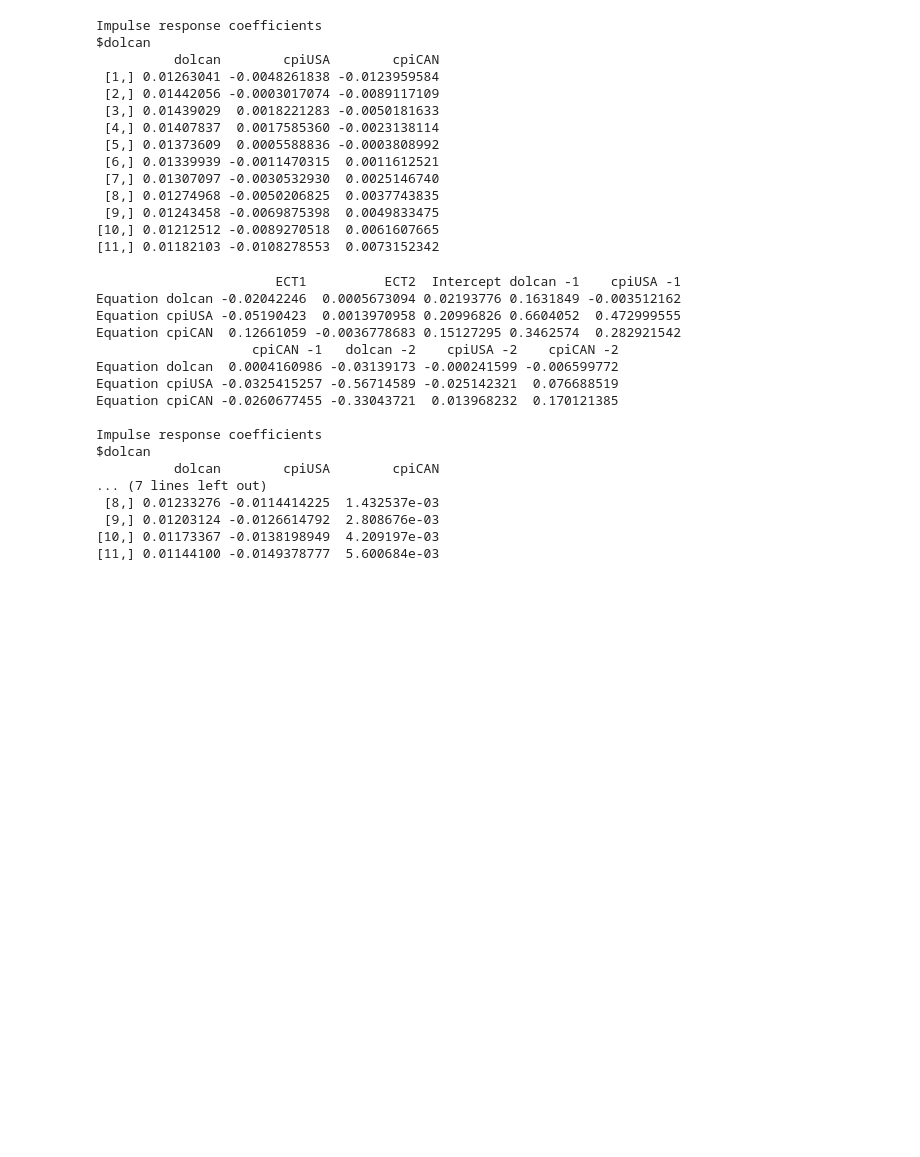
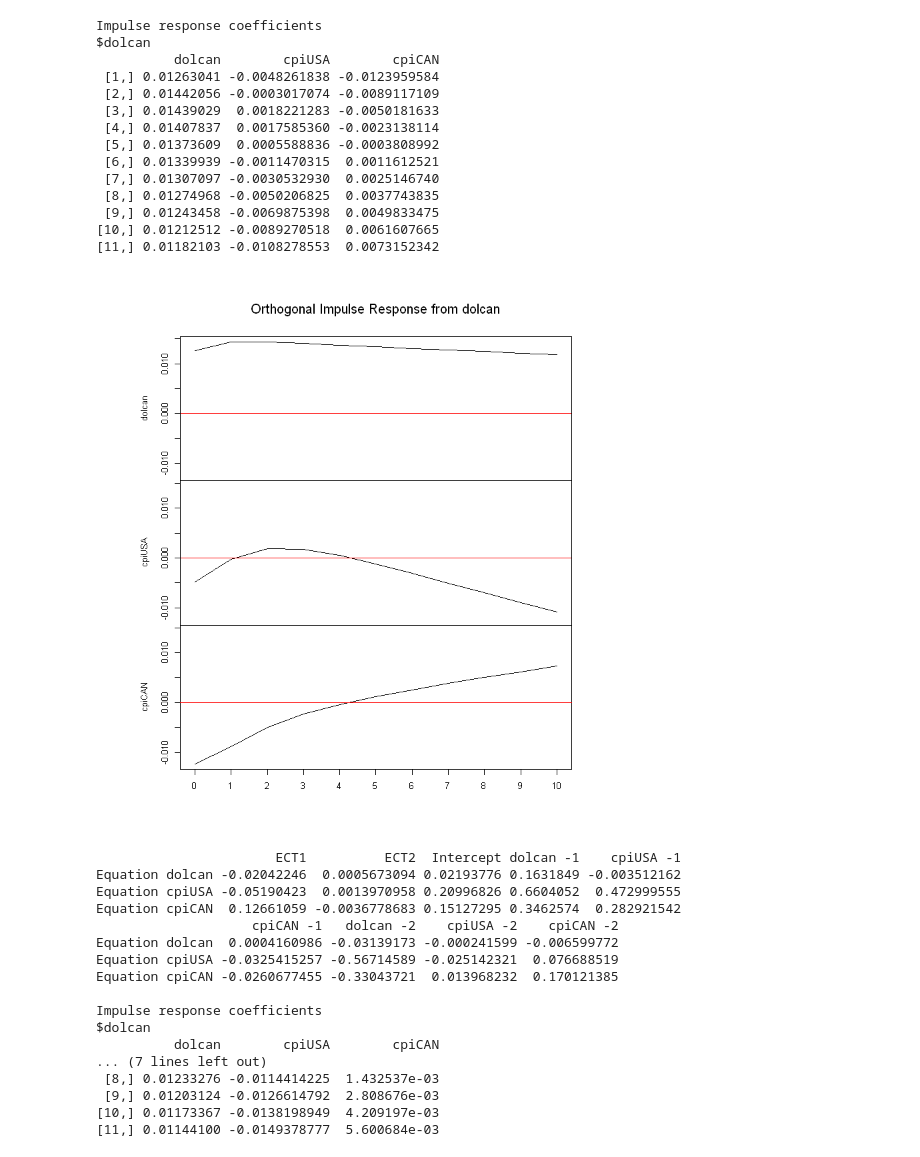
Before and after one commit to zhentaoshi/Econ5121A, a Jupyter notebook: Msc/time_series.ipynb, the cells around one changed output. Drawn from its saved outputs; the diff is of its cells as text; code cells hidden in the pictures; blank space fills up the shorter version.

```diff
--- a/Msc/time_series.ipynb
+++ b/Msc/time_series.ipynb
@@ -374,6 +374,10 @@ $dolcan
  [9,] 0.01243458 -0.0069875398  0.0049833475
 [10,] 0.01212512 -0.0089270518  0.0061607665
 [11,] 0.01182103 -0.0108278553  0.0073152342
+# %%
+plot(irf_var)
+# %% [output]
+[figure, added]
 # %%
 
 ## For VECM
```
Also changed, not shown: parts of 2 cells of this notebook, 1 other file.
